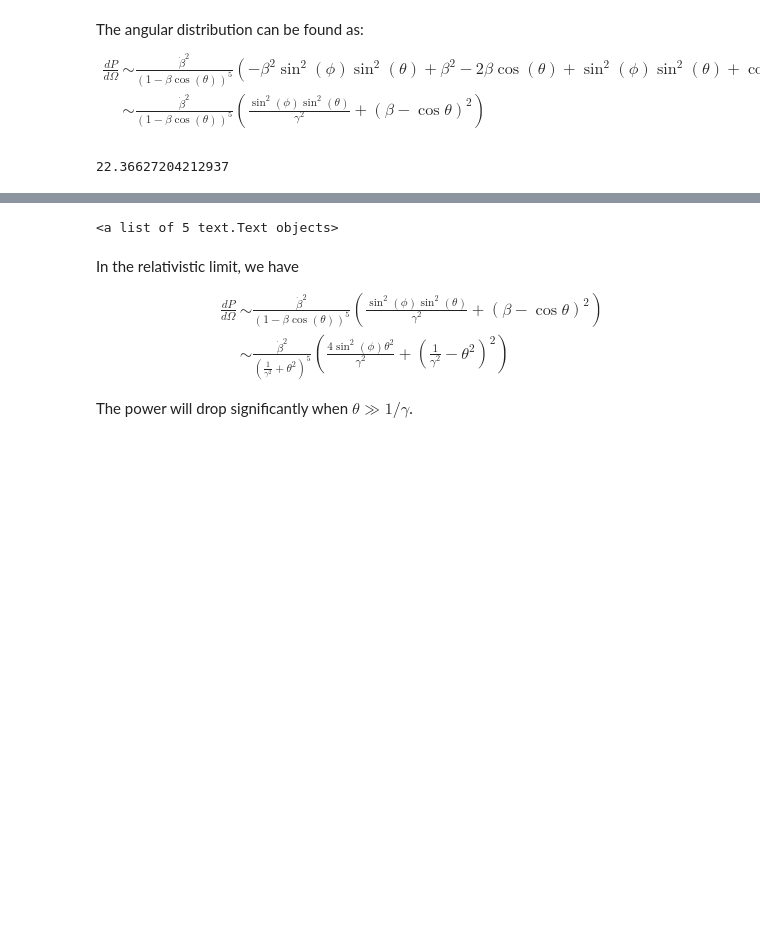
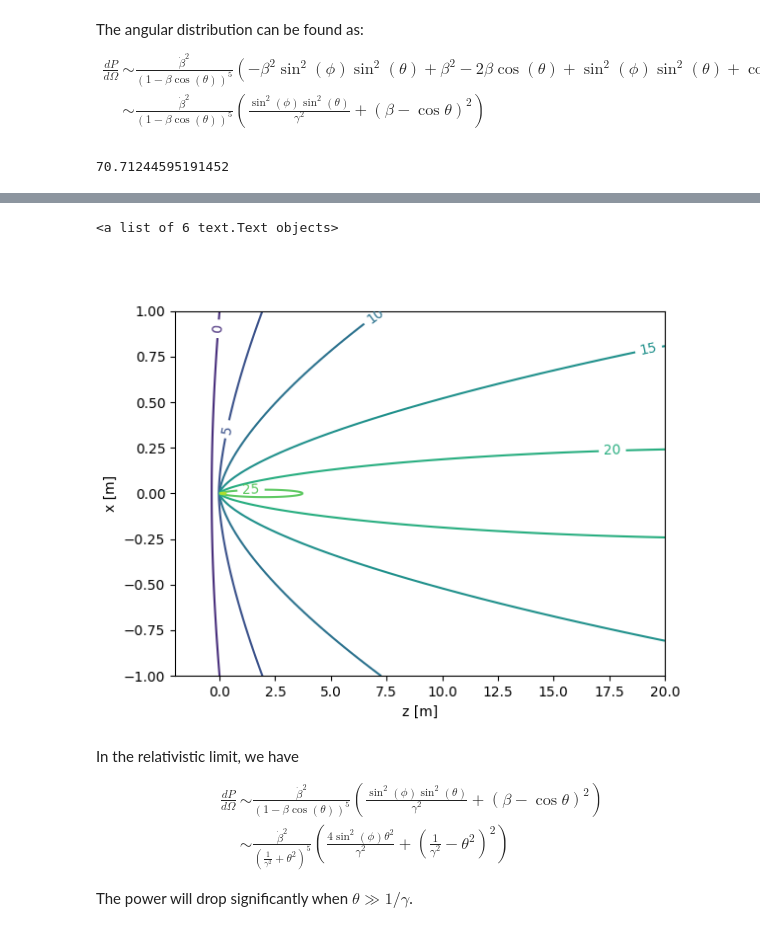
Before and after one commit to yuehao/AP_course_materials, a Jupyter notebook: synchrotron_radiation/synchrotron_radiation.ipynb, the cells around one changed output, grey strips where cells are left out. Saved outputs shown, nothing was run; the diff lists cells and outputs as text; code cells hidden in the pictures; blank space fills up the shorter version.

```diff
--- a/synchrotron_radiation/synchrotron_radiation.ipynb
+++ b/synchrotron_radiation/synchrotron_radiation.ipynb
@@ -320,8 +352,8 @@ The angular distribution can be found as:
 import matplotlib.pyplot as plt
 import numpy as np
 
-beta=0.999
-
+beta=0.9999
+gamma=1/np.sqrt(1-beta*beta)
 print(gamma)
 z=np.linspace(-2,20.0,1000)
 x=np.linspace(-1.0,1.0,1000)
@@ -343,4 +375,4 @@ ax.set_xlabel("z [m]")
 con=ax.contour(zz,xx,np.log(srp))
 ax.clabel(con)
 # %% [output]
-22.36627204212937
+70.71244595191452
@@ -349,4 +379,5 @@ ax.clabel(con)
-<a list of 5 text.Text objects>
+<a list of 6 text.Text objects>
+[figure, added]
 # %% [markdown]
 In the relativistic limit, we have
 
```
Also changed, not shown: parts of 3 cells of this notebook, 30 other files.
